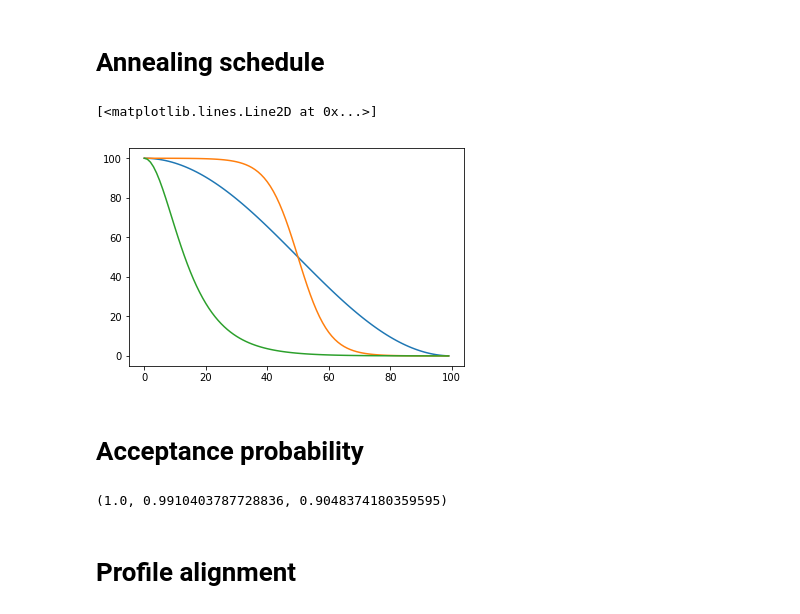
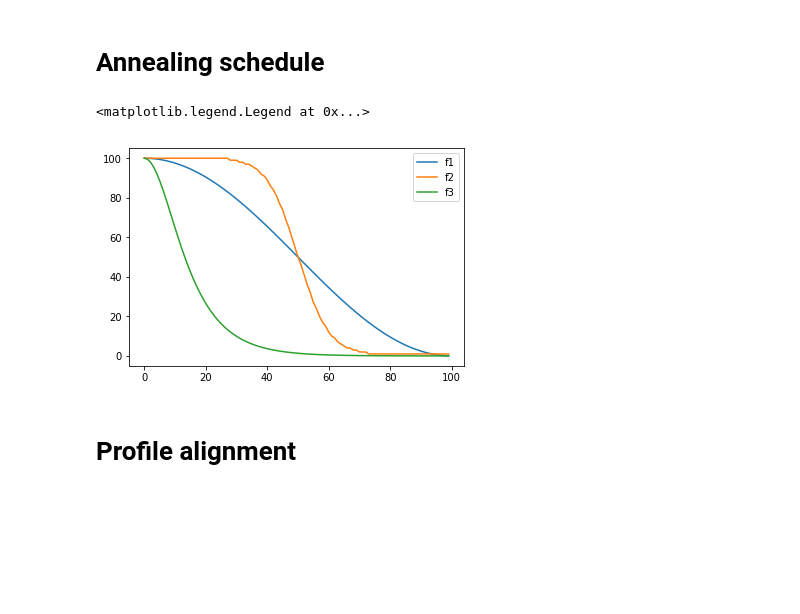
Before and after one commit to gsel9/delta-score, a Jupyter notebook: notebooks/gnlm.ipynb, the cells around one changed output. Drawn from its saved outputs; the diff is of its cells as text; code cells hidden in the pictures; blank space fills up the shorter version.

Commit message:
WIP: graph learning module

```diff
--- a/notebooks/gnlm.ipynb
+++ b/notebooks/gnlm.ipynb
@@ -167,38 +126,24 @@ def neighbourhood_similarity(N_i, N_j):
 # %%
 def annealing_schedule(T0, x):
 
     return 0.5 * T0 * (1 - np.tanh(10 * x / len(x) - 5))
 
 
 # https://www.chegg.com/homework-help/questions-and-answers/hello-help-please-simulated-annealing-cooling-schedules-figure-1-various-cooling-schedules-q33202578
 
 f1 = lambda T0, x: 0.5 * T0 * (1 + np.cos(x * np.pi / len(x)))
 f2 = lambda T0, x: 0.5 * T0 * (1 - np.tanh(10 * x / len(x) - 5))
 f3 = lambda T0, x: T0 / np.cosh(10 * x / len(x))
 
 x = np.arange(100)
 
 plt.figure()
-plt.plot(f1(100, x))
-plt.plot(f2(100, x))
-plt.plot(f3(100, x))
+plt.plot(f1(100, x), label="f1")
+plt.plot(np.ceil(f2(100, x)), label="f2")
+plt.plot(f3(100, x), label="f3")
+plt.legend()
 # %% [output]
-[<matplotlib.lines.Line2D at 0x...>]
+<matplotlib.legend.Legend at 0x...>
-[figure, old version]
+[figure, new version]
-# %% [markdown]
-# Acceptance probability
-# %%
-def p_accept(E, E_new, T):
-
-    if E_new < E:
-        return 1.0
-
-    return np.exp(-1.0 * (E_new - E) / T)
-
-
-# Magnitude of T should be on the order of E, E_new
-p_accept(1000, 100, 100), p_accept(1, 10, 1000), p_accept(900, 1000, 1000)
-# %% [output]
-(1.0, 0.9910403787728836, 0.9048374180359595)
 # %% [markdown]
 # Profile alignment
```
Also changed, not shown: parts of 13 cells of this notebook, 7 other files.
